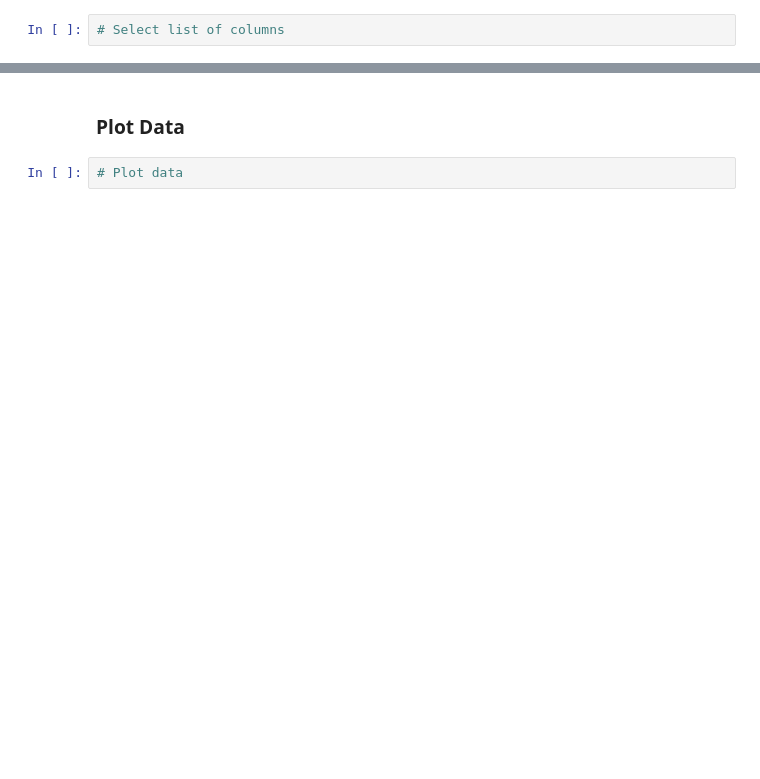
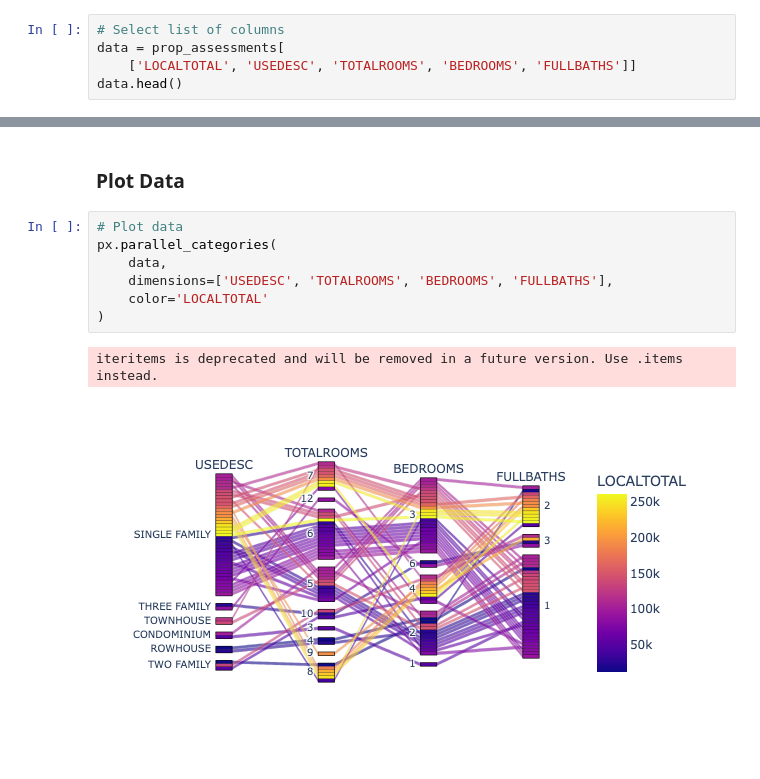
Before and after one commit to juil/fintech-uoftbootcamp, a Jupyter notebook: 06-pyviz/class2/Activities - Plotly/03-Stu_Categorical_Evaluation/Unsolved/categorical_evaluation.ipynb, the cells around one changed output, grey strips where cells are left out. Saved outputs shown, nothing was run; the diff lists cells and outputs as text; blank space fills up the shorter version.

Commit message:
Plot using parallel_categories

```diff
--- a/06-pyviz/class2/Activities - Plotly/03-Stu_Categorical_Evaluation/Unsolved/categorical_evaluation.ipynb
+++ b/06-pyviz/class2/Activities - Plotly/03-Stu_Categorical_Evaluation/Unsolved/categorical_evaluation.ipynb
@@ -40,3 +29,6 @@ prop_assessments
  ### Slice Data
 # %%
 # Select list of columns
+data = prop_assessments[
+    ['LOCALTOTAL', 'USEDESC', 'TOTALROOMS', 'BEDROOMS', 'FULLBATHS']]
+data.head()
@@ -43,4 +43,12 @@ prop_assessments
 # %% [markdown]
  ### Plot Data
-# %%
-# Plot data
+# %%
+# Plot data
+px.parallel_categories(
+    data,
+    dimensions=['USEDESC', 'TOTALROOMS', 'BEDROOMS', 'FULLBATHS'],
+    color='LOCALTOTAL'
+)
+# %% [output]
+iteritems is deprecated and will be removed in a future version. Use .items instead.
+[figure, added]
```
Also changed, not shown: parts of 2 cells of this notebook.
